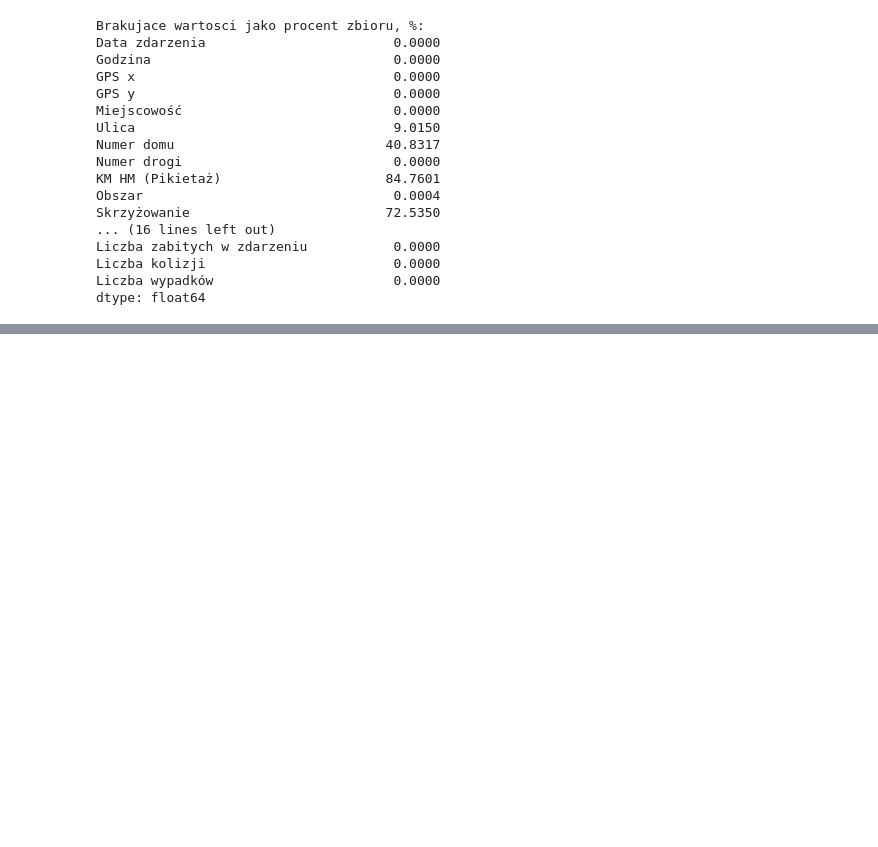
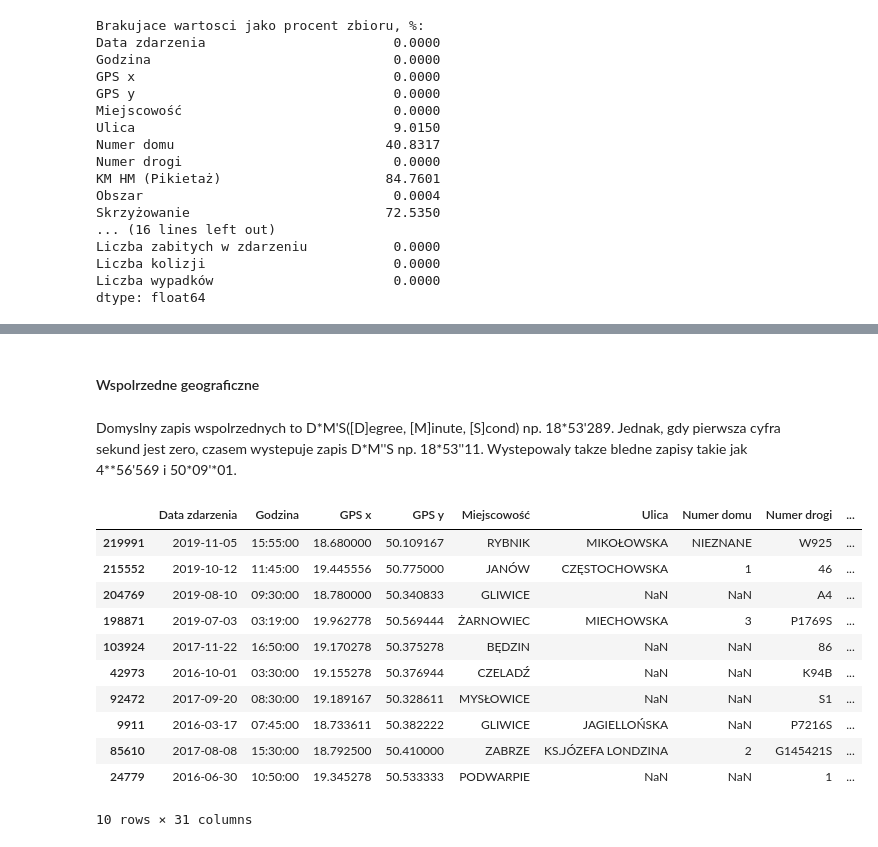
Before and after one commit to Aleksandra094/CarAccident, a Jupyter notebook: CarAccidents1.ipynb, the cells around one changed output, grey strips where cells are left out. Cells and saved outputs as stored; diff of their text form; code cells hidden in the pictures; blank space fills up the shorter version.

Commit message:
Conversion of GPS coordinates from Degree, Minute, Second to Float

```diff
--- a/CarAccidents1.ipynb
+++ b/CarAccidents1.ipynb
@@ -165 +180,41 @@ df.sample(10)
 10 rows × 31 columns
+# %% [markdown]
+#### Wspolrzedne geograficzne
+# %% [markdown]
+Domyslny zapis wspolrzednych to D\*M'S([D]egree, [M]inute, [S]cond) np. 18\*53'289. Jednak, gdy pierwsza cyfra sekund jest zero, czasem wystepuje zapis D\*M''S np. 18\*53''11. Wystepowaly takze bledne zapisy takie jak 4\*\*56'569 i 50\*09'\*01.
+# %%
+def dmsToDecimal(coordinate_as_string):
+    try:
+        # Zapis domyslny to D*M'S([D]egree, [M]inute, [S]cond) zeby sprawnie podzielic kazda wspolrzedna na liste trzyelementowa
+        # zamieniam ' na *, a nastepnie dziele orzymany rezultat znakami *. W trakcie konwersji danych napotkalam rozne nieprawidlowe
+        # zapisy opisane w komorce powyzej. Wszystkie wystepujace nietypowe znaki takie jak **, '* i '' zamieniam na * i dziele znakiem *
+        degree, minute, second = str(coordinate_as_string).replace("**", "*").replace("'*", "*").replace("''", "*").replace("'", '*').split("*")
+    except:
+        # Jesli nie dzieli na liste trzyelementowa to najprawdopodobniej trzeci element jest pusty(lista dwuelementowa).
+        # Wtedy pierwszy element to stopien, drugi minuta. Sekundy zas sa rowne 0.
+        degree, minute = str(coordinate_as_string).replace("**", "*").replace("'*", "*").replace("''", "*").replace("'", '*').split("*")
+        second=0
+    # W niektorych wypadkach udaje sie podzielic wsadowego stringa tak aby uzyskac ostatnia czesc jako pusty string.
+    #Ponizej przeksztalcam pustego stringa w wartosc 0
+    if second == "" or second == " ":
+        second=0
+    # Wlasciwe przeksztalcenie wspolrzednej z wartosci katowych na wartosc liczbowa
+    coordinate_as_float = float(degree) + float(minute)/60 + float(second)/(60*60)
+    return coordinate_as_float
+# Przygotowana wyzej funkcje wywoluje na calych kolumnach dancych
+df['GPS x'] = df['GPS x'].apply(lambda x: dmsToDecimal(x))
+df['GPS y'] = df['GPS y'].apply(lambda x: dmsToDecimal(x))
+df.sample(10)
+# %% [output]
+|  | Data zdarzenia | Godzina | GPS x | GPS y | Miejscowość | Ulica | Numer domu | Numer drogi | ... |
+| 219991 | 2019-11-05 | 15:55:00 | 18.680000 | 50.109167 | RYBNIK | MIKOŁOWSKA | NIEZNANE | W925 | ... |
+| 215552 | 2019-10-12 | 11:45:00 | 19.445556 | 50.775000 | JANÓW | CZĘSTOCHOWSKA | 1 | 46 | ... |
+| 204769 | 2019-08-10 | 09:30:00 | 18.780000 | 50.340833 | GLIWICE | NaN | NaN | A4 | ... |
+| 198871 | 2019-07-03 | 03:19:00 | 19.962778 | 50.569444 | ŻARNOWIEC | MIECHOWSKA | 3 | P1769S | ... |
+| 103924 | 2017-11-22 | 16:50:00 | 19.170278 | 50.375278 | BĘDZIN | NaN | NaN | 86 | ... |
+| 42973 | 2016-10-01 | 03:30:00 | 19.155278 | 50.376944 | CZELADŹ | NaN | NaN | K94B | ... |
+| 92472 | 2017-09-20 | 08:30:00 | 19.189167 | 50.328611 | MYSŁOWICE | NaN | NaN | S1 | ... |
+| 9911 | 2016-03-17 | 07:45:00 | 18.733611 | 50.382222 | GLIWICE | JAGIELLOŃSKA | NaN | P7216S | ... |
+| 85610 | 2017-08-08 | 15:30:00 | 18.792500 | 50.410000 | ZABRZE | KS.JÓZEFA LONDZINA | 2 | G145421S | ... |
+| 24779 | 2016-06-30 | 10:50:00 | 19.345278 | 50.533333 | PODWARPIE | NaN | NaN | 1 | ... |
+10 rows × 31 columns
```
Also changed, not shown: parts of 6 cells of this notebook.
